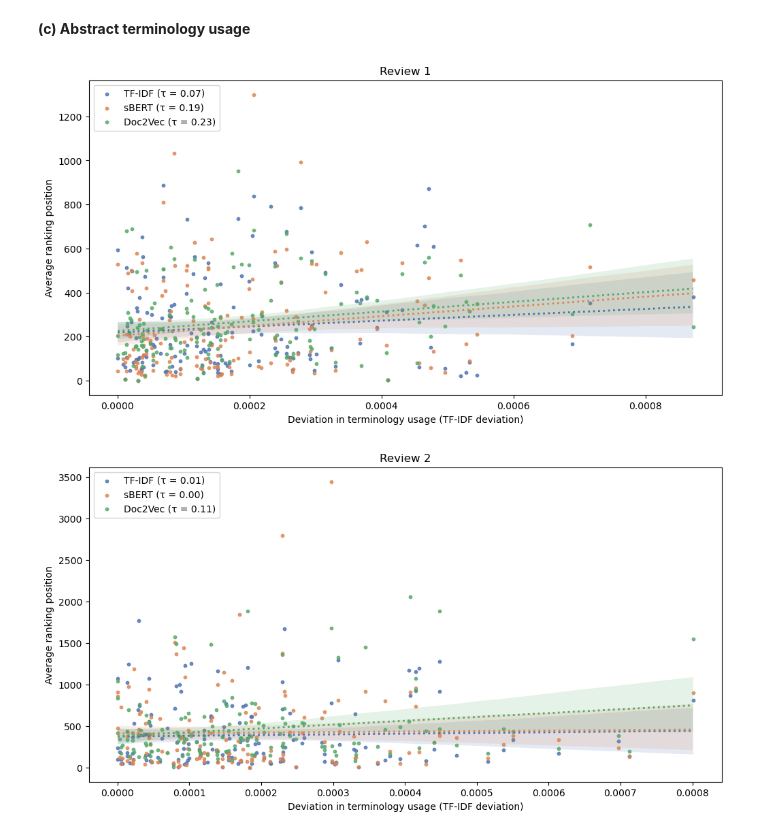
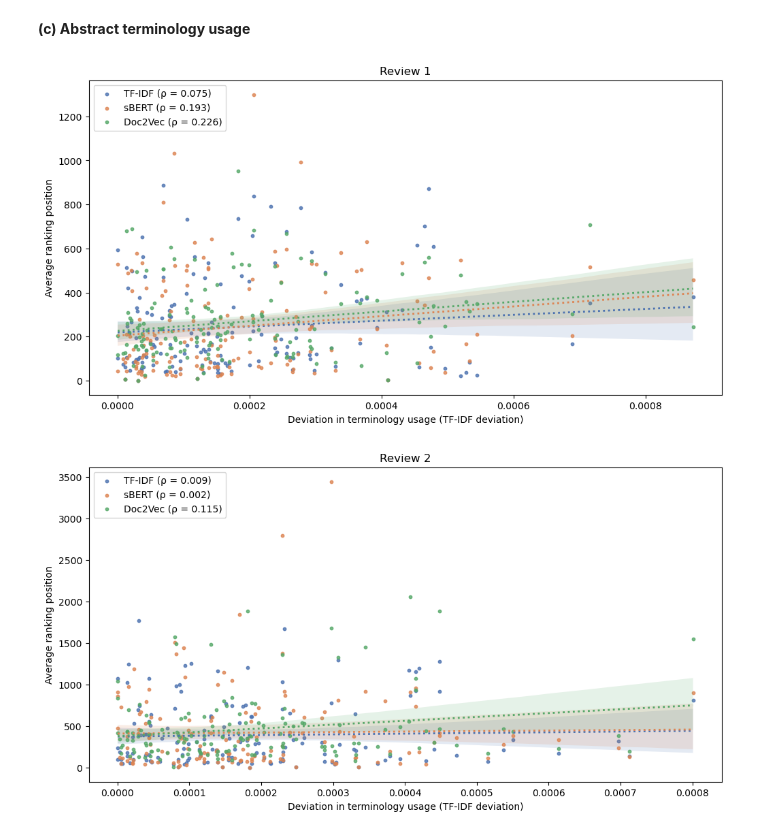
Before and after one commit to isa-sp/TAR-abstracts, a Jupyter notebook: set-up.ipynb, the cells around one changed output. Saved outputs shown, nothing was run; the diff lists cells and outputs as text; code cells hidden in the pictures.

```diff
--- a/set-up.ipynb
+++ b/set-up.ipynb
@@ -459,7 +399,7 @@ for df_name in dfs:
     df = review_dic_merged[df_name]
     df_plot1 = df[df['label_ft_included'] == 1].copy()
 
-    x_variable = 'word_count'
+    x_variables = ['word_count']
     y_variables = ['TF-IDF',
                    'sBERT',
                    'Doc2Vec'
@@ -473,12 +413,14 @@ for df_name in dfs:
         x = df_plot1[x_variable]
         y = df_plot1[y_var]
 
-        spearman_corr = x.corr(y, method='spearman')
+        # Drop NaN values for accurate correlation computation
+        df_clean = df_plot1[[x_variables[0], y_var]].dropna()
+        spearman_corr, _ = spearmanr(df_clean[x_variables[0]], df_clean[y_var])
 
         sns.regplot(x=x, y=y, scatter=True,
                     scatter_kws={"s": 10, "color": colors[i]},
                     line_kws={"linewidth": 2, "linestyle": "dotted", "color": colors[i]},
-                    label=f"{y_var} (τ = {spearman_corr:.2f})")
+                    label=f"{y_var} (ρ = {spearman_corr:.3f})")
 
     plt.ylabel("Average ranking position")
     plt.xlabel("Abstract total word count")
@@ -495,7 +437,7 @@ for df_name in dfs:
     df = review_dic_merged[df_name]
     df_plot1 = df[df['label_ft_included'] == 1].copy()
 
-    x_variable = 'avg_sentence_length'
+    x_variables = ['avg_sentence_length']
     y_variables = ['TF-IDF',
                    'sBERT',
                    'Doc2Vec'
@@ -509,12 +451,15 @@ for df_name in dfs:
         x = df_plot1[x_variable]
         y = df_plot1[y_var]
 
-        spearman_corr = x.corr(y, method='spearman')
+        # Drop NaN values for accurate correlation computation
+        df_clean = df_plot1[[x_variables[0], y_var]].dropna()
+        spearman_corr, _ = spearmanr(df_clean[x_variables[0]], df_clean[y_var])
+
 
         sns.regplot(x=x, y=y, scatter=True,
                     scatter_kws={"s": 10, "color": colors[i]},
                     line_kws={"linewidth": 2, "linestyle": "dotted", "color": colors[i]},
-                    label=f"{y_var} (τ = {spearman_corr:.2f})")
+                    label=f"{y_var} (ρ = {spearman_corr:.3f})")
 
     plt.ylabel("Average ranking position")
     plt.xlabel("Abstract average words per sentence")
@@ -566,35 +511,38 @@ dfs = ['Review 1', 'Review 2']
 
 for df_name in dfs:
     df = review_dic_merged[df_name]
     df_plot1 = df[df['label_ft_included'] == 1].copy()
 
-    x_variable = 'tfidf_deviation'
+    x_variables = ['tfidf_deviation']
     y_variables = ['TF-IDF',
                    'sBERT',
                    'Doc2Vec'
                 ]
 
 
     plt.figure(figsize=(12, 6))
 
     colors = sns.color_palette("deep", len(y_variables))
 
     for i, y_var in enumerate(y_variables):
         x = df_plot1[x_variable]
         y = df_plot1[y_var]
 
-        spearman_corr = x.corr(y, method='spearman')
+        # Drop NaN values for accurate correlation computation
+        df_clean = df_plot1[[x_variables[0], y_var]].dropna()
+        spearman_corr, _ = spearmanr(df_clean[x_variables[0]], df_clean[y_var])
+
 
         sns.regplot(x=x, y=y, scatter=True,
                     scatter_kws={"s": 10, "color": colors[i]},
                     line_kws={"linewidth": 2, "linestyle": "dotted", "color": colors[i]},
-                    label=f"{y_var} (τ = {spearman_corr:.2f})")
+                    label=f"{y_var} (ρ = {spearman_corr:.3f})")
 
     plt.ylabel("Average ranking position")
     plt.xlabel("Deviation in terminology usage (TF-IDF deviation)")
     plt.legend(loc='upper left', frameon=True)
     plt.title(f'{df_name}')
     plt.show()
 # %% [output]
-[figure, old version]
+[figure, new version]
-[figure, old version]
+[figure, new version]
```
Also changed, not shown: parts of 5 cells of this notebook.
